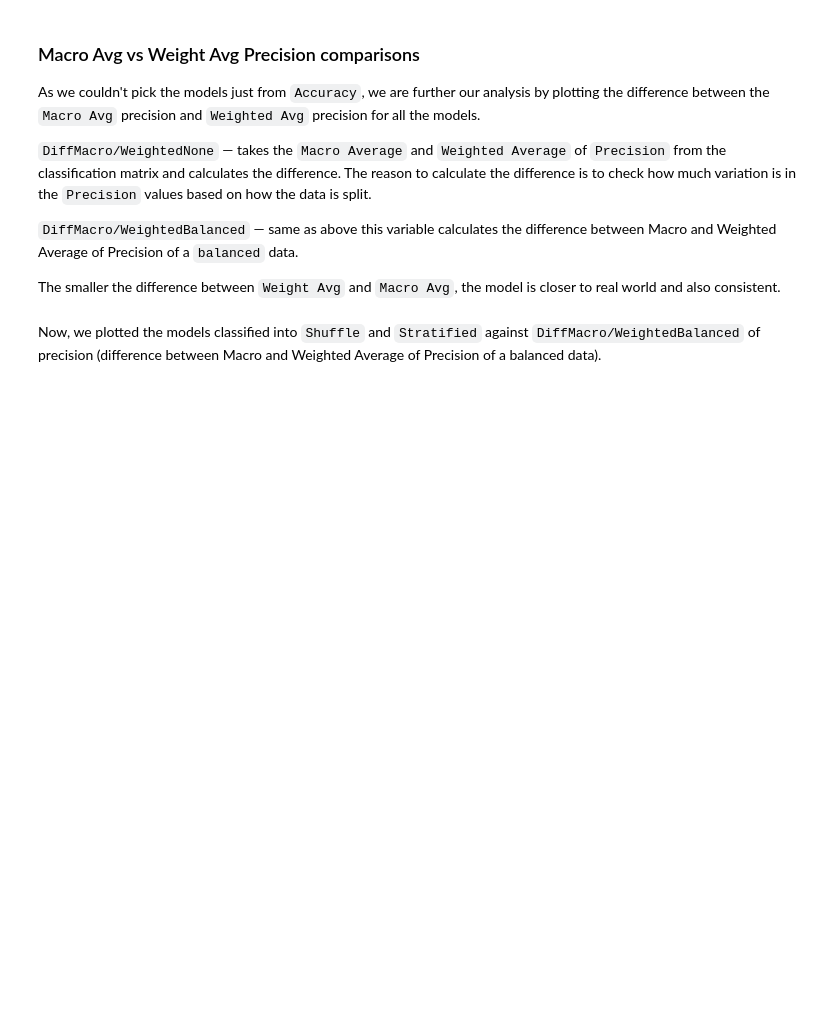
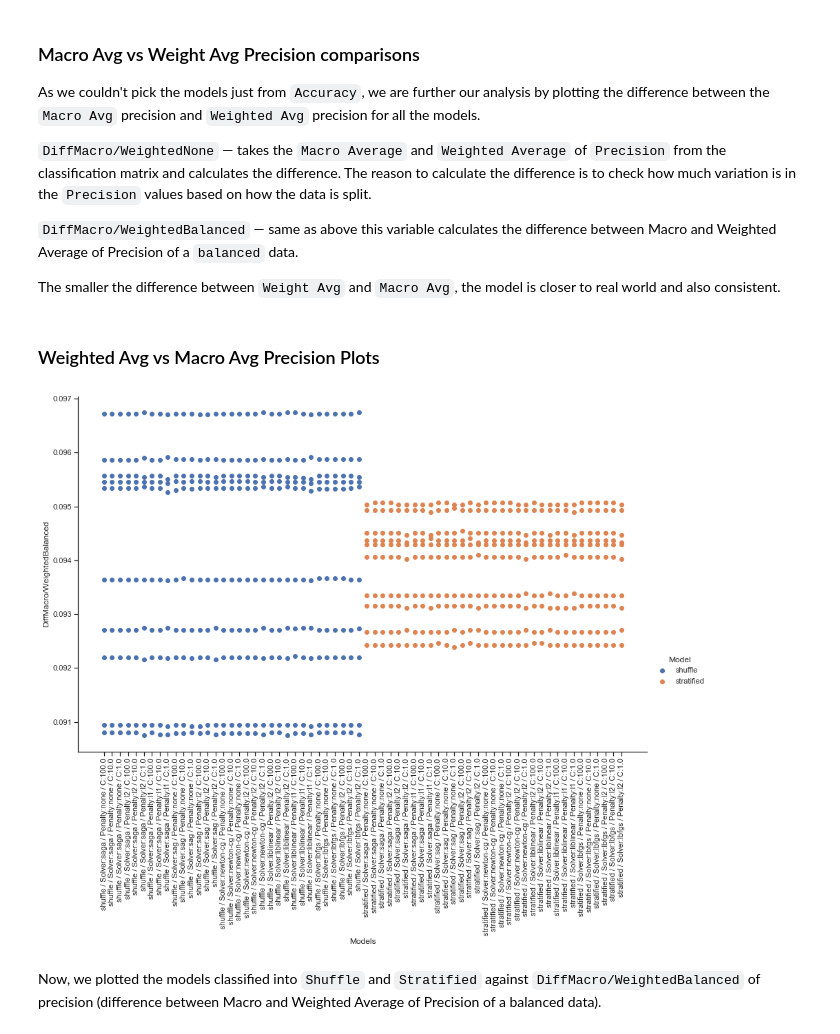
Before and after one commit to ravisiv/AussieWeatherEDA, a Jupyter notebook: MiniLab_Group3_Chowdhury_Mittal_Srivastava_Sivaraman.ipynb, the cells around one changed output. Cells and saved outputs as stored; diff of their text form; code cells hidden in the pictures; blank space fills up the shorter version.

```diff
--- a/MiniLab_Group3_Chowdhury_Mittal_Srivastava_Sivaraman.ipynb
+++ b/MiniLab_Group3_Chowdhury_Mittal_Srivastava_Sivaraman.ipynb
@@ -617,15 +624,20 @@ The smaller the difference between `Weight Avg` and `Macro Avg`, the model is cl
+# %% [markdown]
+### Weighted Avg vs Macro Avg Precision Plots
 # %%
 
 cv_type = ['shuffle', 'stratified']
 fg = seaborn.FacetGrid(data=model_perf_df, hue='Model', hue_order=cv_type, height=8, aspect=1.61)
 fg.map(pyplot.scatter, 'Models', 'DiffMacro/WeightedBalanced').add_legend()
+fg.suptitle('Macro Avg - Weighted Avg Precision of Balanced Class Weight')
 
 for i, ax in enumerate(fg.fig.axes):   ## getting all axes of the fig object
      ax.set_xticklabels(ax.get_xticklabels(), rotation = 90)
 
 #Reference: https://stackoverflow.com/questions/14885895/color-by-column-values-in-matplotlib
 
 #Ref for Axis rotation: https://stackoverflow.com/questions/26540035/rotate-label-text-in-seaborn-factorplot/43256409#43256409
+# %% [output]
+[figure, added]
 # %% [markdown]
 Now, we plotted the models classified into `Shuffle` and `Stratified` against `DiffMacro/WeightedBalanced` of precision (difference between Macro and Weighted Average of Precision of a balanced data).
 # %%
```
Also changed, not shown: parts of 31 cells of this notebook.
